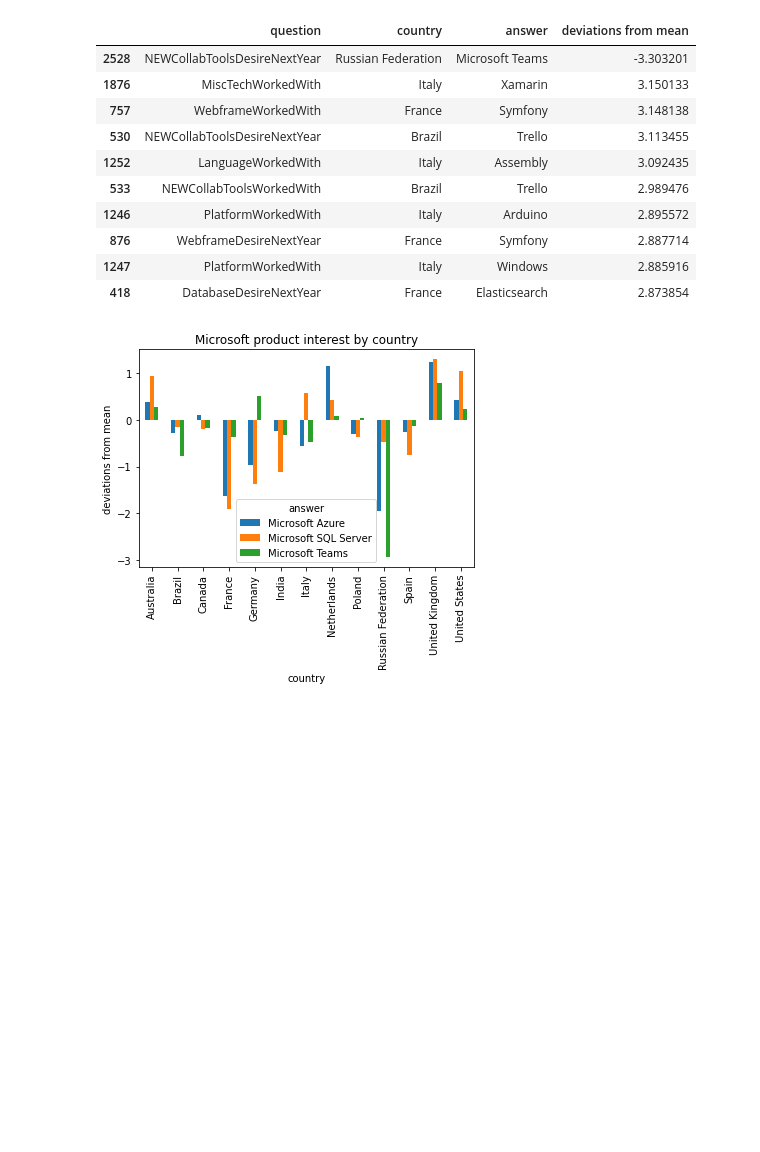
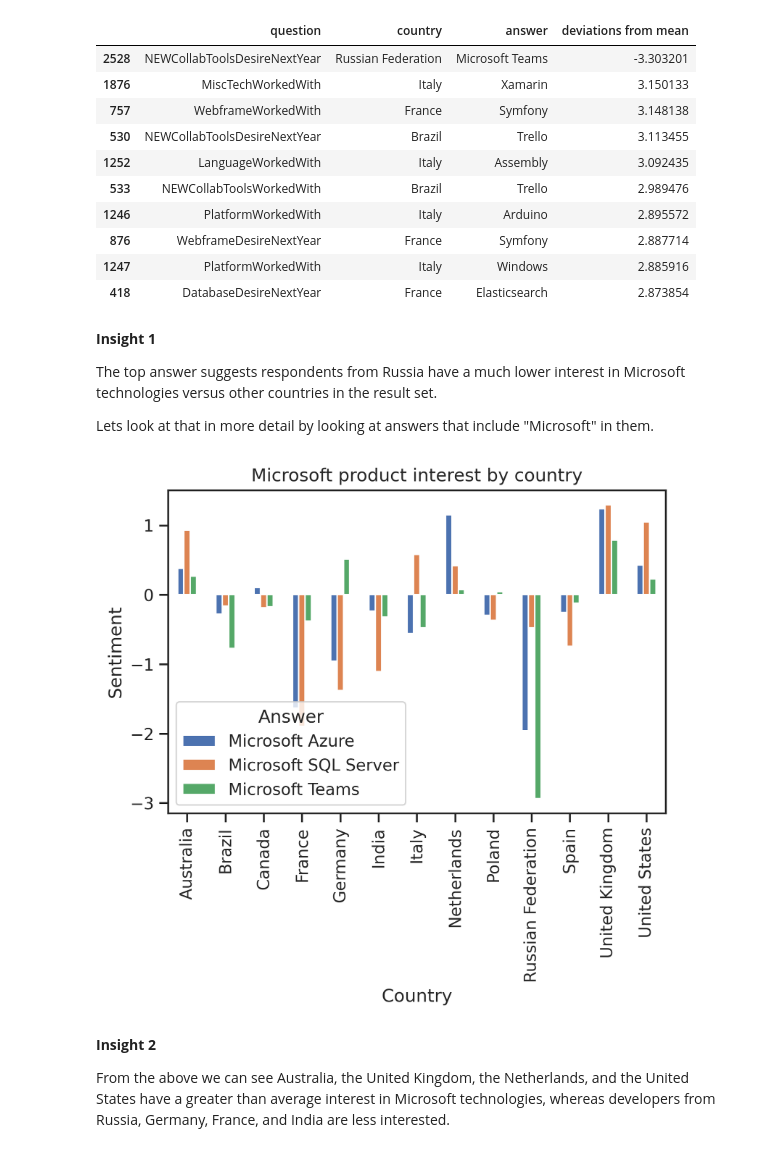
Before and after one commit to kylezeeuwen/ds-stackoverflow2020-analysis, a Jupyter notebook: notebook/4_multiple_choice_responses.ipynb, the cells around one changed output. Drawn from its saved outputs; the diff is of its cells as text; code cells hidden in the pictures; blank space fills up the shorter version.

```diff
--- a/notebook/4_multiple_choice_responses.ipynb
+++ b/notebook/4_multiple_choice_responses.ipynb
@@ -137,0 +92,6 @@ merged2 = merged2[[
+# %%
+combined_country_response_data = answer_counts_by_country \
+  .merge(question_counts_by_country, on=['question', 'country'], how='left') \
+  .merge(question_answer_counts, on=['question', 'answer'], how='left')
+
+combined_country_response_data.head(2)
@@ -154,26 +149,42 @@ largest_outliers.head(10)
 | 876 | WebframeDesireNextYear | France | Symfony | 2.887714 |
 | 1247 | PlatformWorkedWith | Italy | Windows | 2.885916 |
 | 418 | DatabaseDesireNextYear | France | Elasticsearch | 2.873854 |
-# %%
-microsoft_sentiment_outliers = merged2 \
-    .sort_values(by=['country', 'question', 'answer']) \
-    .query('answer.str.contains("Microsoft")', engine='python') \
-    [['question', 'country', 'answer', 'country_proportion_deviations_from_mean']] \
-
-# TODO its not really correct to take the mean of the deviations. I am losing data here.
-# but the trend is probably not lost. So Im going to leave it as is for now
-
-microsoft_sentiment_outliers_grouped_by_tech = microsoft_sentiment_outliers \
-    .groupby(['country', 'answer']).mean() \
-    .rename(columns={ "country_proportion_deviations_from_mean": "deviation_from_mean" })
-
-microsoft_sentiment_outliers_grouped_by_tech \
-    .reset_index() \
-    .pivot(index='country', columns=['answer'], values='deviation_from_mean') \
-    .plot( \
-          kind='bar', \
-          title="Microsoft product interest by country", \
-          ylabel="deviations from mean"
-    );
-# %% [output]
-[figure, removed]
+# %% [markdown]
+**Insight 1**
+
+The top answer suggests respondents from Russia have a much lower interest in Microsoft technologies versus other countries in the result set.
+
+Lets look at that in more detail by looking at answers that include "Microsoft" in them.
+# %%
+import seaborn as sns
+sns.set(rc={"figure.dpi":300, 'savefig.dpi':300})
+sns.set_context('notebook')
+sns.set_style("ticks")
+
+microsoft_sentiment_outliers = combined_country_response_data \
+    .sort_values(by=['country', 'question', 'answer']) \
+    .query('answer.str.contains("Microsoft")', engine='python') \
+    [['question', 'country', 'answer', 'country_proportion_deviations_from_mean']] \
+
+# TODO it is not really correct to take the mean of the deviations. I am losing data here, as the volume of responses is lost.
+# But the trend is probably not lost, and i suspect that after correctly processing data, I would end up with the same shape. So Im going to leave it as is for now
+
+microsoft_sentiment_outliers_grouped_by_tech = microsoft_sentiment_outliers \
+    .groupby(['country', 'answer']).mean() \
+    .rename(columns={ "country_proportion_deviations_from_mean": "deviation_from_mean" })
+
+microsoft_sentiment_outliers_grouped_by_tech \
+    .reset_index() \
+    .rename(columns={ "answer": "Answer", "country": "Country" }) \
+    .pivot(index='Country', columns=['Answer'], values='deviation_from_mean') \
+    .plot( \
+          kind='bar', \
+          title="Microsoft product interest by country", \
+          ylabel="Sentiment"
+    );
+# %% [output]
+[figure, added]
+# %% [markdown]
+**Insight 2**
+
+From the above we can see Australia, the United Kingdom, the Netherlands, and the United States have a greater than average interest in Microsoft technologies, whereas developers from Russia, Germany, France, and India are less interested.
```
Also changed, not shown: parts of 15 cells of this notebook, 26 other files.
